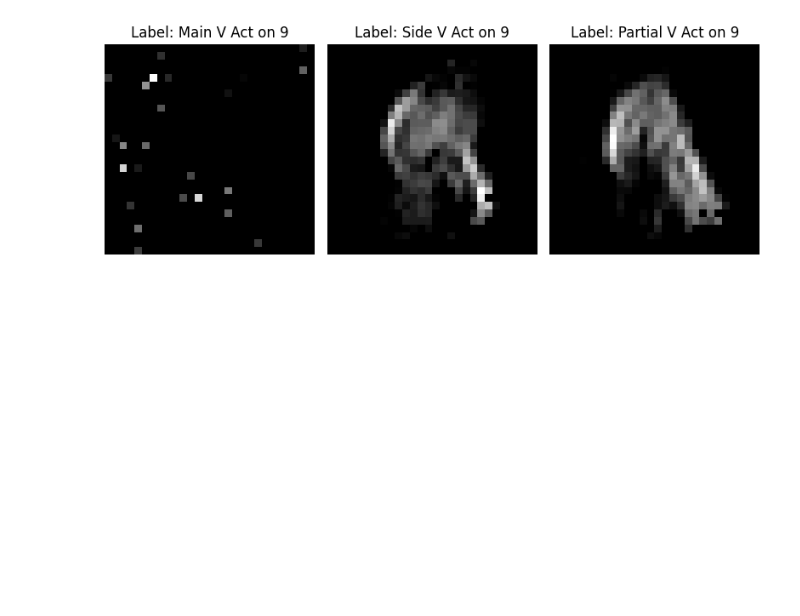
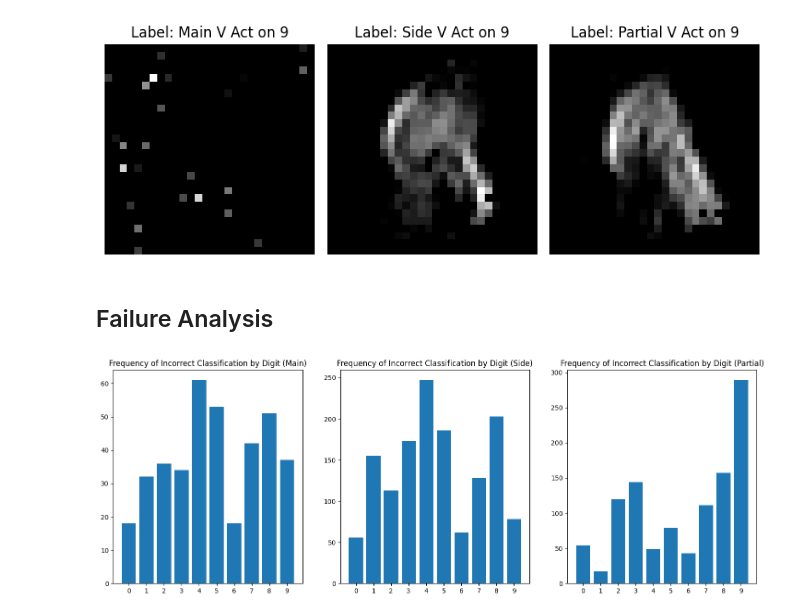
Before and after one commit to Alex-Bishka/ml-fun, a Jupyter notebook: mnist-mech-interp/Comparing Models - Incorrect Sample.ipynb, the cells around one changed output. Saved outputs shown, nothing was run; the diff lists cells and outputs as text; code cells hidden in the pictures; blank space fills up the shorter version.

```diff
--- a/mnist-mech-interp/Comparing Models - Incorrect Sample.ipynb
+++ b/mnist-mech-interp/Comparing Models - Incorrect Sample.ipynb
@@ -224,3 +224,5 @@ plt.tight_layout()
 plt.show()
 # %% [output]
 [figure]
+# %% [markdown]
+## Failure Analysis
@@ -226,0 +263,21 @@ plt.show()
+# %%
+plt.figure(figsize=(18, 6))
+
+ax1 = plt.subplot(1, 3, 1)
+bars1 = ax1.bar(main_quest_dict.keys(), main_quest_dict.values())
+ax1.set_xticks(range(len(main_quest_dict)))
+ax1.set_title("Frequency of Incorrect Classification by Digit (Main)")
+
+ax2 = plt.subplot(1, 3, 2)
+bars2 = ax2.bar(side_quest_dict.keys(), side_quest_dict.values())
+ax2.set_xticks(range(len(side_quest_dict)))
+ax2.set_title("Frequency of Incorrect Classification by Digit (Side)")
+
+ax3 = plt.subplot(1, 3, 3)
+bars3 = ax3.bar(partial_quest_dict.keys(), partial_quest_dict.values())
+ax3.set_xticks(range(len(partial_quest_dict)))
+ax3.set_title("Frequency of Incorrect Classification by Digit (Partial)")
+
+plt.show()
+# %% [output]
+[figure, added]
```
Also changed, not shown: parts of 2 cells of this notebook, 1 other file.
